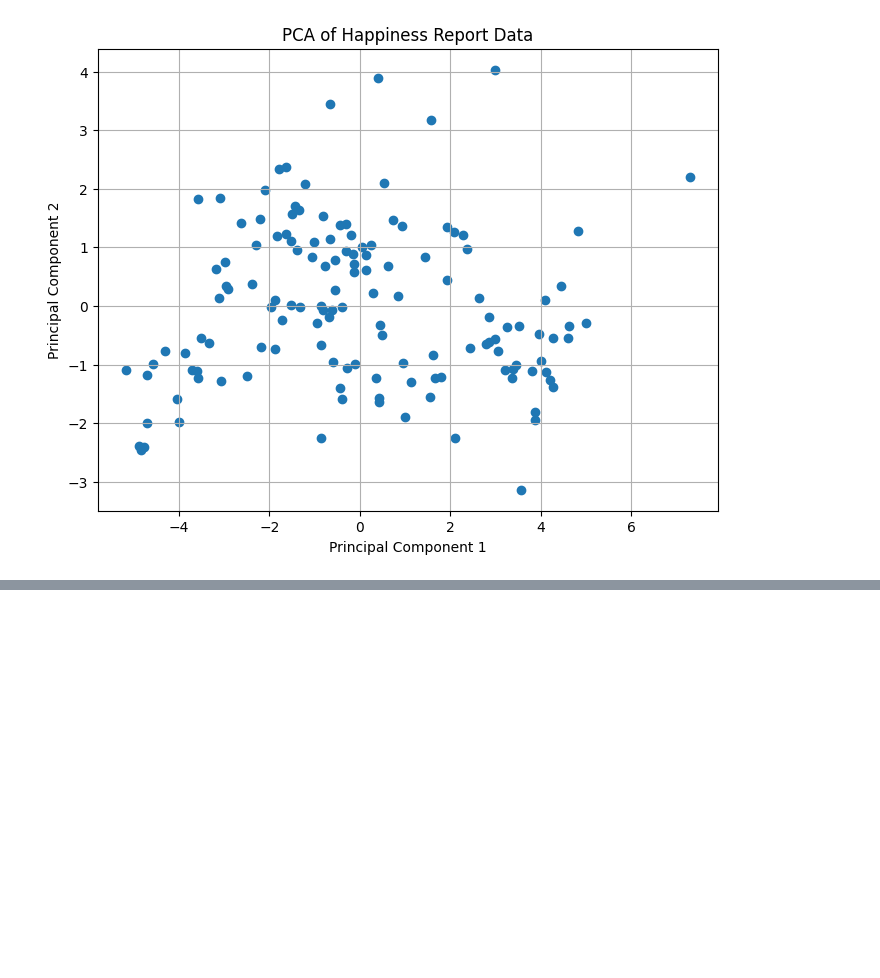
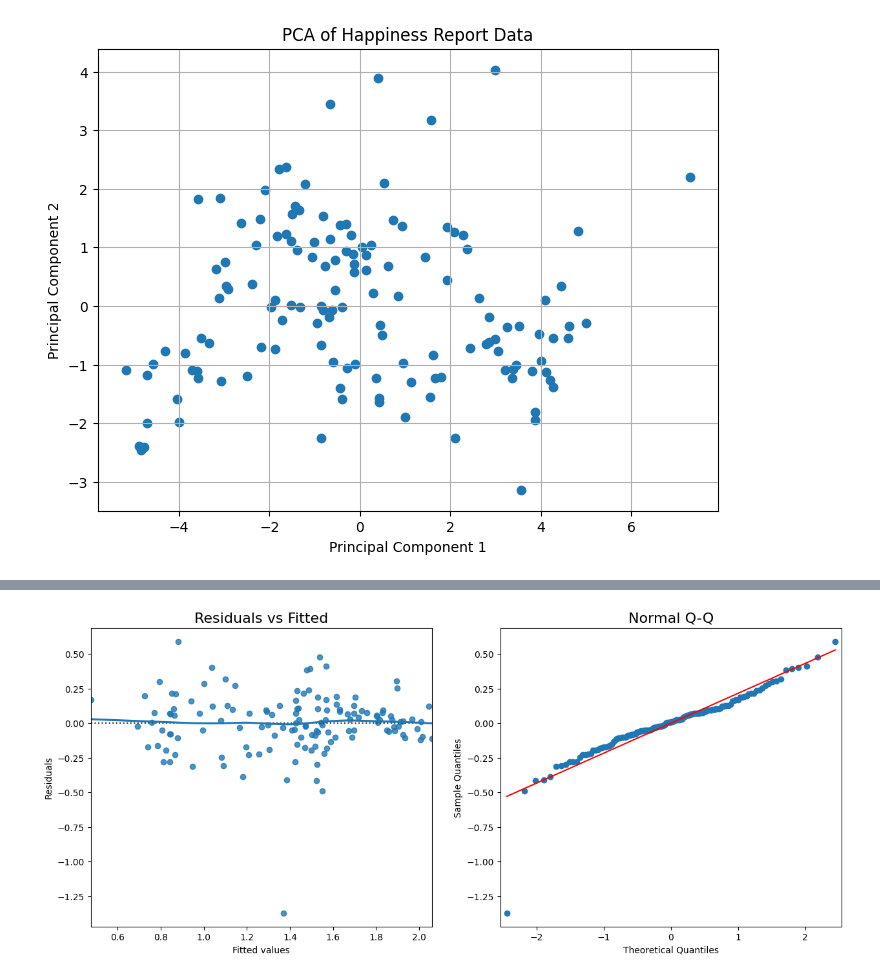
Before and after one commit to TanishAfre/Data-Analysis-Visualisation, a Jupyter notebook: main.ipynb, the cells around one changed output, grey strips where cells are left out. Drawn from its saved outputs; the diff is of its cells as text; code cells hidden in the pictures; blank space fills up the shorter version.

Commit message:
Multiple Regression Analysis

```diff
--- a/main.ipynb
+++ b/main.ipynb
@@ -235,3 +235,21 @@ plt.grid(True)
 plt.show()
 # %% [output]
 [figure]
+# %%
+print("We will preform multiple regression analysis to see how 'Social support', 'Healthy life expectancy', ")
+print("and 'Freedom to make life choices contribute to 'Explained by: Log GDP per capita'")
+
+import statsmodels.api as sm
+
+# Define the dependent variable (y) and independent variables (X)
+y = df['Explained by: Log GDP per capita']
+X = df[['Social support', 'Healthy life expectancy', 'Freedom to make life choices', 'Perceptions of corruption']]
+
+# Adding a constant to the model (intercept)
+X = sm.add_constant(X)
+
+# Fitting the regression model
+model = sm.OLS(y, X).fit()
+
+# Printing the summary of the regression model
+print(model.summary())
@@ -237,0 +274,15 @@ plt.show()
+# %%
+# Plotting residuals to check for homoscedasticity and independence (Checking Assumptions)
+residuals = model.resid
+fig, ax = plt.subplots(1,2,figsize=(15, 6))
+sns.residplot(x=model.fittedvalues, y=residuals, lowess=True, ax=ax[0])
+ax[0].set_title('Residuals vs Fitted', fontsize=16)
+ax[0].set_xlabel('Fitted values')
+ax[0].set_ylabel('Residuals')
+
+# Normal QQ plot for checking normality of residuals
+sm.qqplot(residuals, line='s', ax=ax[1])
+ax[1].set_title('Normal Q-Q', fontsize=16)
+plt.show()
+# %% [output]
+[figure, added]
```
Also changed, not shown: parts of 1 cell of this notebook.
